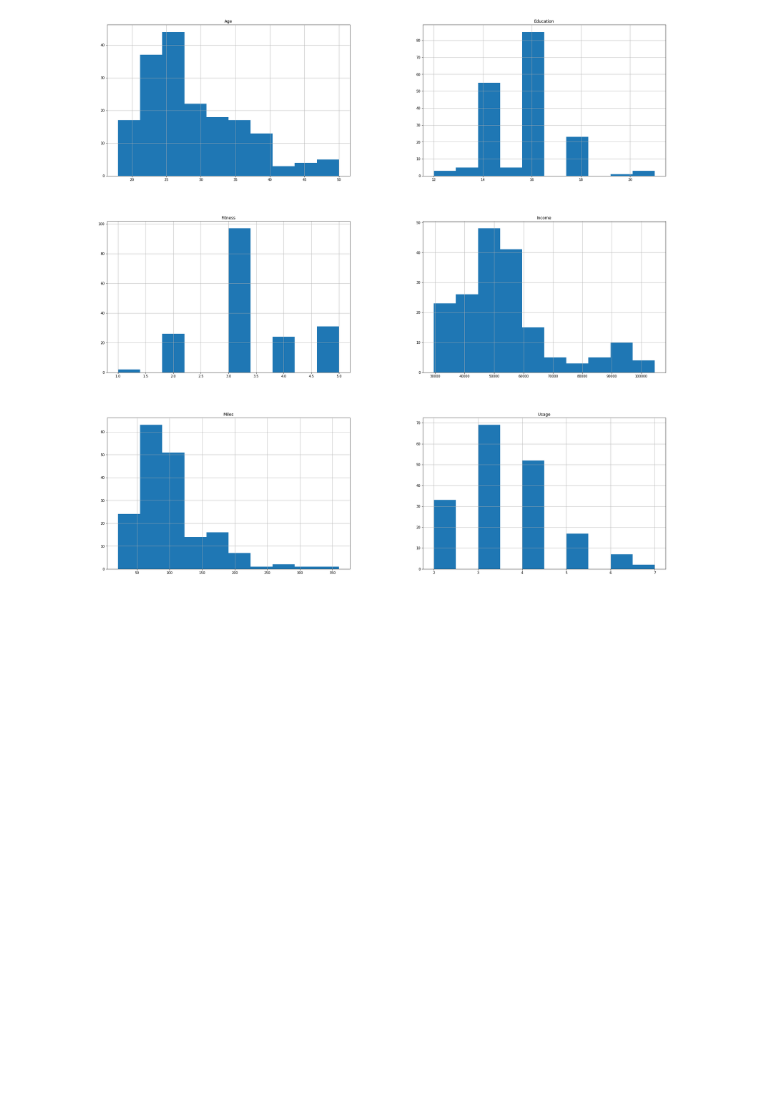
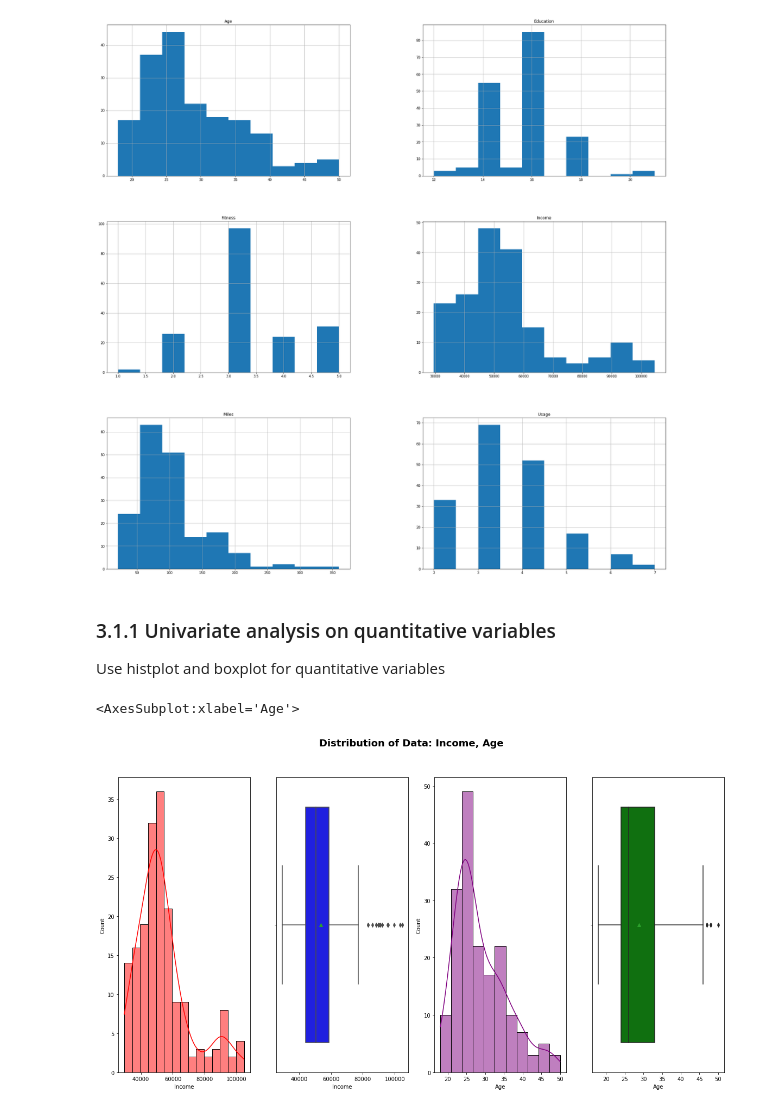
Before and after one commit to sirhomersimpson/pgp-aiml, a Jupyter notebook: fundamentals_aiml/cardio_good_fitness_project.ipynb, the cells around one changed output. Cells and saved outputs as stored; diff of their text form; code cells hidden in the pictures; blank space fills up the shorter version.

```diff
--- a/fundamentals_aiml/cardio_good_fitness_project.ipynb
+++ b/fundamentals_aiml/cardio_good_fitness_project.ipynb
@@ -363,3 +397,16 @@ array([[<matplotlib.axes._subplots.AxesSubplot object at 0x...>,
         <matplotlib.axes._subplots.AxesSubplot object at 0x...>]],
       dtype=object)
 [figure]
+# %% [markdown]
+### 3.1.1 Univariate analysis on quantitative variables
+Use histplot and boxplot for quantitative variables
+# %%
+fig, axes =plt.subplots(1,4,figsize=(20, 10))
+fig.suptitle("Distribution of Data: "+ 'Income, Age'  , fontsize=18, fontweight='bold')
+sns.histplot(data=cardio_dataset, x='Income', kde=True, ax=axes[0], color='red')
+sns.boxplot(data=cardio_dataset, x='Income', showmeans=True, ax=axes[1], color='blue')
+sns.histplot(data=cardio_dataset, x='Age', kde=True, ax=axes[2], color='purple')
+sns.boxplot(data=cardio_dataset, x='Age', showmeans=True, ax=axes[3], color='green')
+# %% [output]
+<AxesSubplot:xlabel='Age'>
+[figure, added]
```
Also changed, not shown: parts of 23 cells of this notebook.
